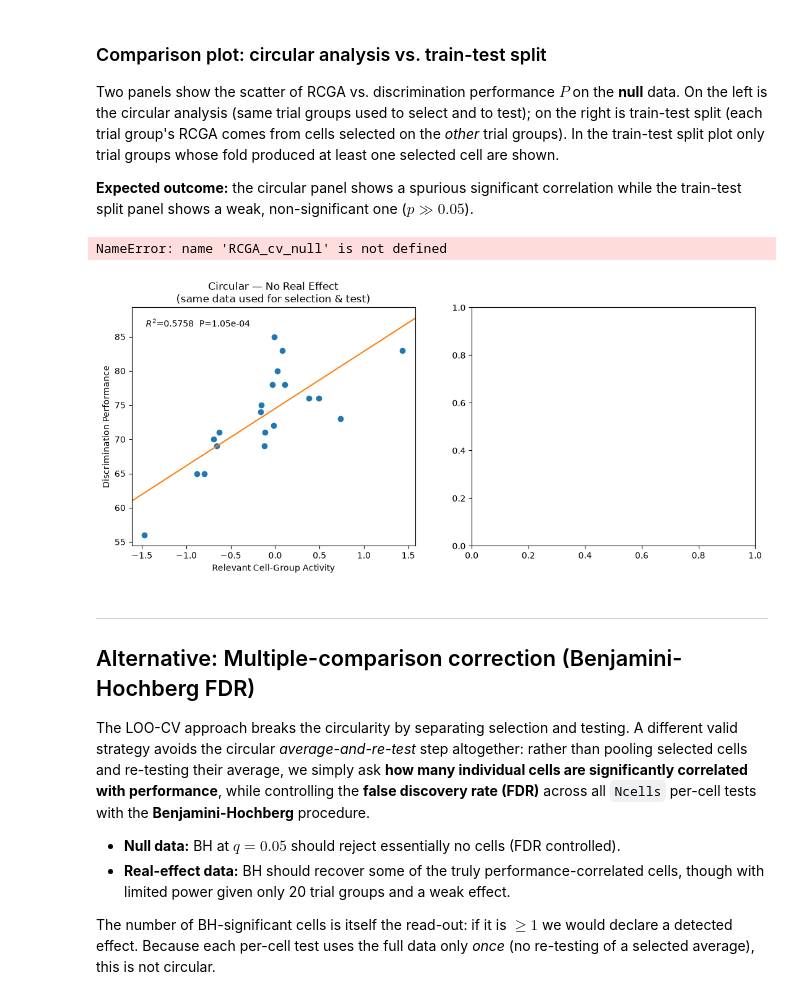
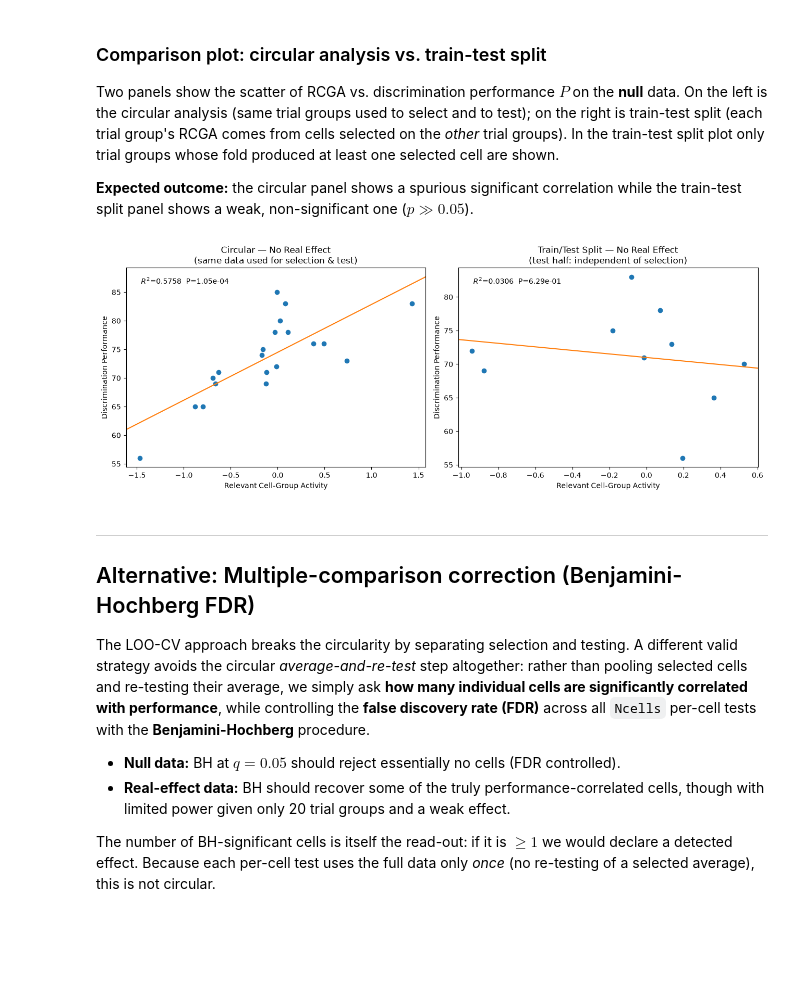
Before and after one commit to AllenSWDB/SWDB_2026_Good_Analysis, a Jupyter notebook: code/pam_workshop/Version1Sample_VisBehavior.ipynb, the cells around one changed output. Drawn from its saved outputs; the diff is of its cells as text; code cells hidden in the pictures; blank space fills up the shorter version.

```diff
--- a/code/pam_workshop/Version1Sample_VisBehavior.ipynb
+++ b/code/pam_workshop/Version1Sample_VisBehavior.ipynb
@@ -293,28 +281,0 @@ LOO-CV panel shows a weak, non-significant one ($p \gg 0.05$).
-# %%
-def annotate_corr_cv(ax, rcga, Perf, title):
-    """Like annotate_corr but handles NaN entries from LOO-CV."""
-    mask = ~np.isnan(rcga)
-    rcga_valid, Perf_valid = rcga[mask], Perf[mask]
-    ax.plot(rcga_valid, Perf_valid, "o", color="tab:green", markerfacecolor="tab:green")
-    fit = stats.linregress(rcga_valid, Perf_valid)
-    xl = np.array(ax.get_xlim())
-    ax.plot(xl, fit.slope * xl + fit.intercept, "-", color="tab:orange")
-    ax.set_xlim(xl)
-    ax.set_xlabel("Relevant Cell-Group Activity (CV)")
-    ax.set_ylabel("Discrimination Performance")
-    ax.set_title(title)
-    if Perf_valid.size >= 3:
-        Rsq = fit.rvalue ** 2
-        xlims, ylims = ax.get_xlim(), ax.get_ylim()
-        xpos = xlims[0] + 0.05 * (xlims[1] - xlims[0])
-        ypos = ylims[1] - 0.08 * (ylims[1] - ylims[0])
-        ax.text(xpos, ypos, f"$R^2$={Rsq:.4f}  P={fit.pvalue:.2e}")
-
-
-fig, axes = plt.subplots(1, 2, figsize=(13, 5))
-annotate_corr(axes[0], RCGA, Perf,
-              "Circular — No Real Effect\n(same data used for selection & test)")
-annotate_corr_cv(axes[1], RCGA_cv_null, Perf,
-                 "LOO-CV — No Real Effect\n(independent selection & test)")
-plt.tight_layout()
-plt.show()
@@ -407,18 +365,17 @@ def annotate_corr_cv(ax, rcga, Perf, title):
         xpos = xlims[0] + 0.05 * (xlims[1] - xlims[0])
         ypos = ylims[1] - 0.08 * (ylims[1] - ylims[0])
         ax.text(xpos, ypos, f"$R^2$={Rsq:.4f}  P={fit.pvalue:.2e}")
-# %% [output]
-NameError: name 'RCGA_cv_null' is not defined
-[figure, removed]
 # %%
 
 fig, axes = plt.subplots(1, 2, figsize=(13, 5))
 annotate_corr(axes[0], RCGA, Perf,
               "Circular — No Real Effect\n(same data used for selection & test)")
-annotate_corr_cv(axes[1], RCGA_cv_null, Perf,
-                 "LOO-CV — No Real Effect\n(independent selection & test)")
+annotate_corr(axes[1], rcga_test_null, Perf_test_null,
+                "Train/Test Split — No Real Effect\n(test half: independent of selection)")
 plt.tight_layout()
 plt.show()
+# %% [output]
+[figure, added]
 # %% [markdown]
 ---
 
```
Also changed, not shown: parts of 22 cells of this notebook.
